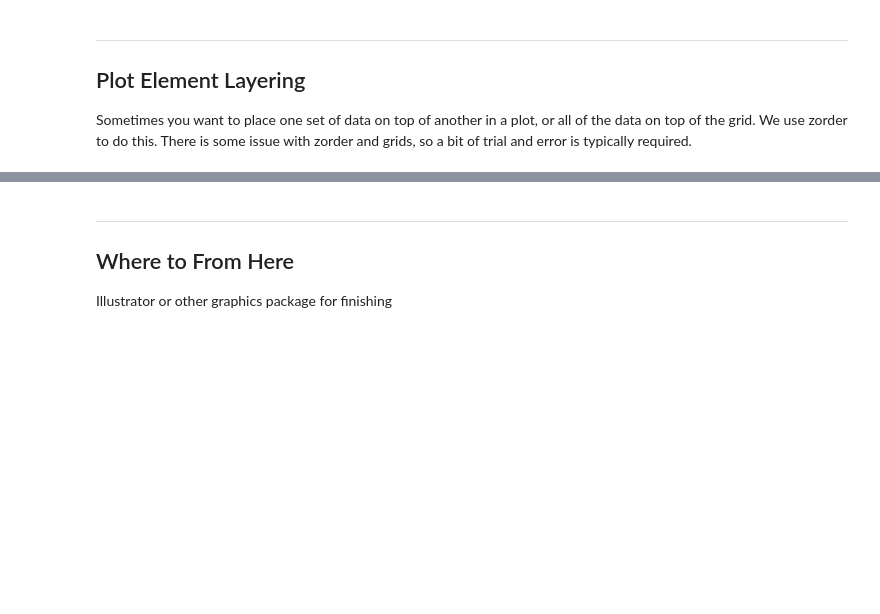
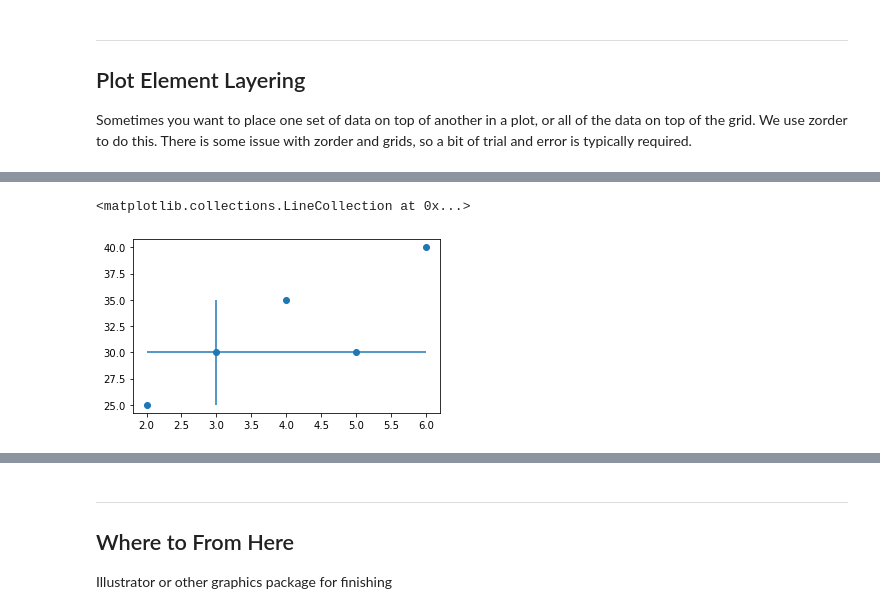
Before and after one commit to ICWallis/tutorial-publication-ready-figures, a Jupyter notebook: 2-advanced.ipynb, the cells around one changed output, grey strips where cells are left out. Saved outputs shown, nothing was run; the diff lists cells and outputs as text; code cells hidden in the pictures; blank space fills up the shorter version.

```diff
--- a/2-advanced.ipynb
+++ b/2-advanced.ipynb
@@ -145,0 +181,30 @@ ax.grid(linewidth=3)
+# %%
+fig, ax = plt.subplots(1,1,figsize=(5,3))
+plt.tight_layout()
+
+x = [2, 3, 4, 5, 6]
+y = [25, 30, 35, 30, 40]
+
+ax.scatter(x, y)
+
+# add a horizontal line
+ax.hlines(
+    30, # y axis location
+    2,  # start of line on x axis
+    6,   # end of line on x axis
+)
+
+# add a vertical line
+ax.vlines(
+    3,  # x axis location
+    25, # start of line on y axis
+    35,  # end of line on y axis
+);
+
+# kwargs to try
+# color = '' # named colour or hex value
+# linewidth = 0.5 # float
+# linestyle = '' # '-'  '--'  '-.'  ':'
+# %% [output]
+<matplotlib.collections.LineCollection at 0x...>
+[figure, added]
```
Also changed, not shown: parts of 6 cells of this notebook.
